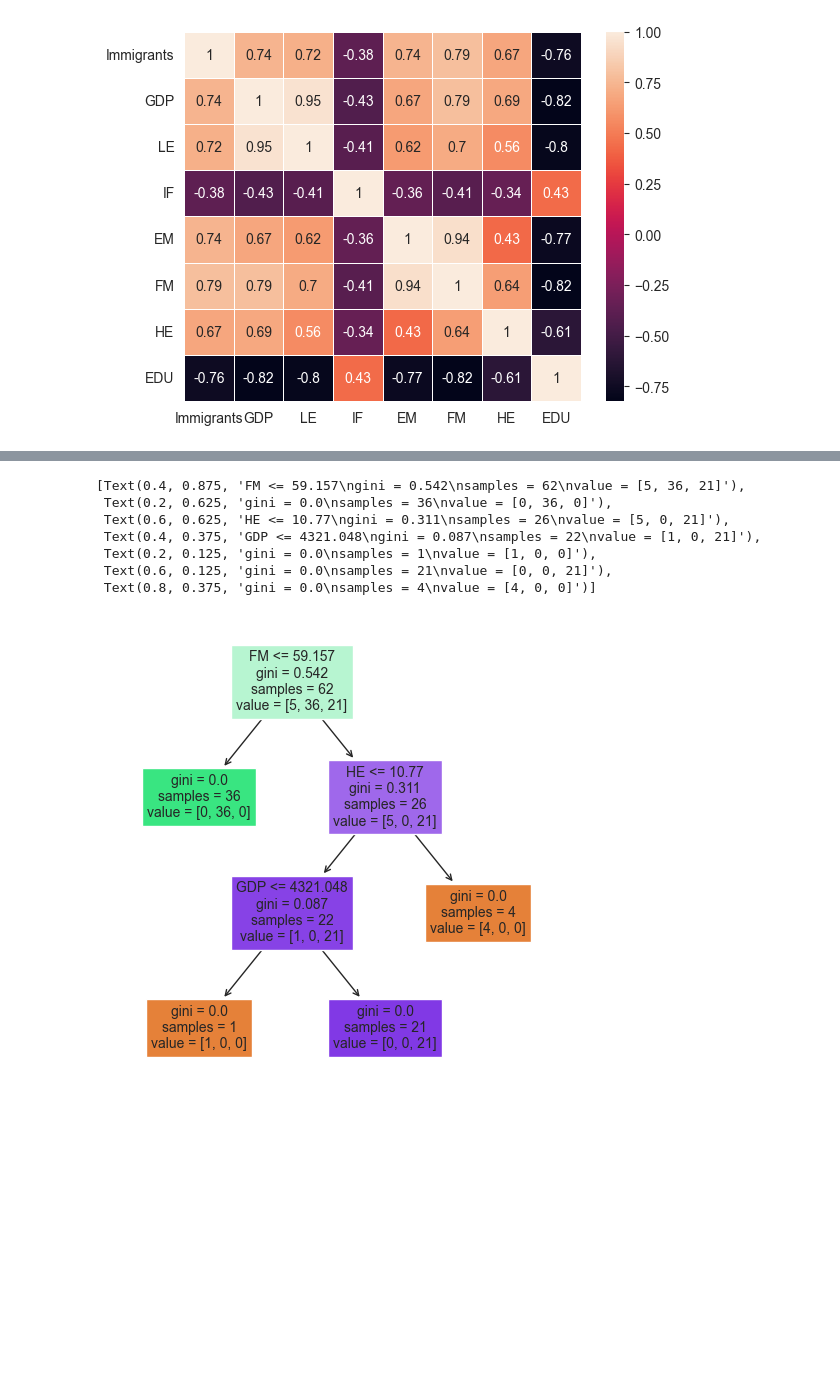
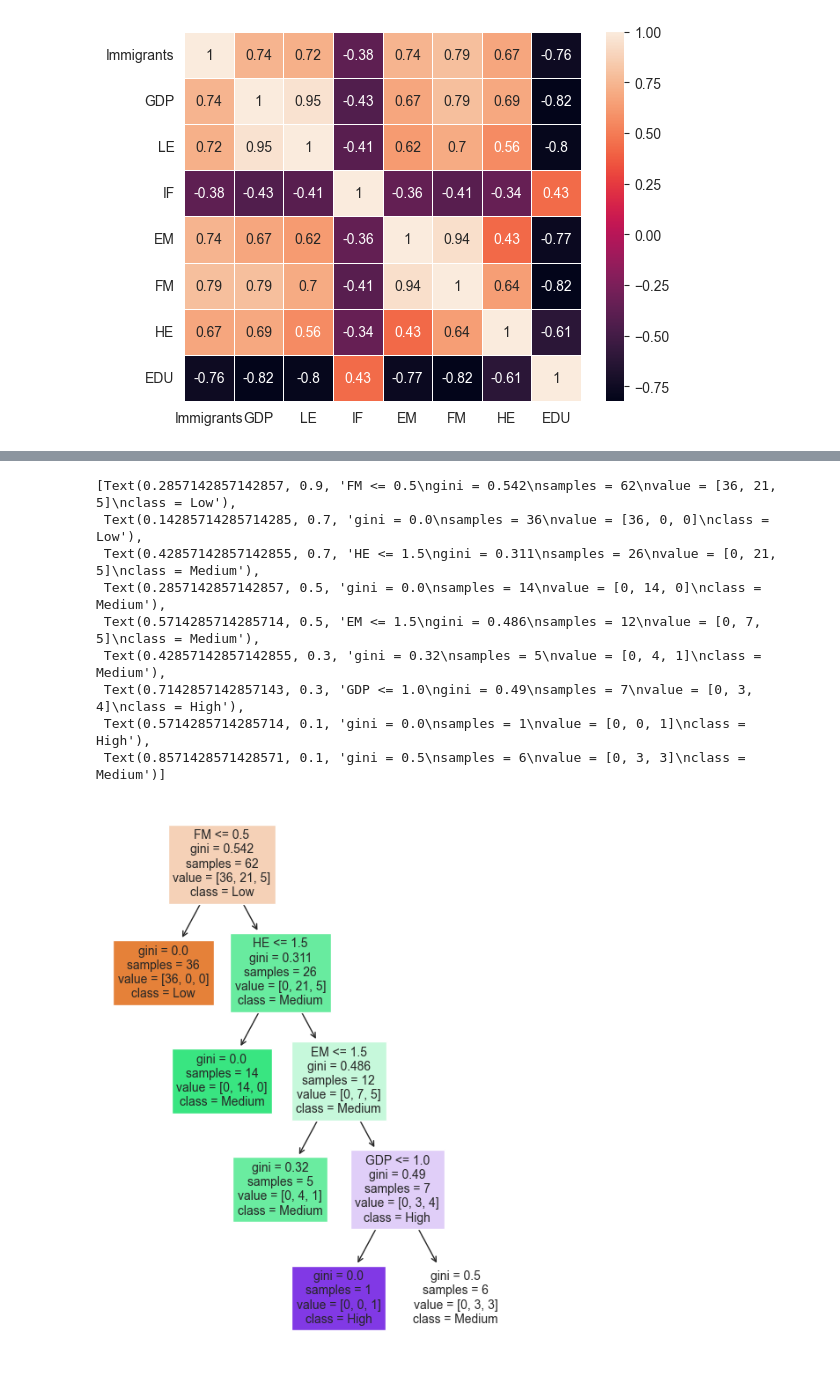
Before and after one commit to Hongwei-Z/CanadianImmigrationStudy, a Jupyter notebook: Main.ipynb, the cells around one changed output, grey strips where cells are left out. Saved outputs shown, nothing was run; the diff lists cells and outputs as text; code cells hidden in the pictures; blank space fills up the shorter version.

```diff
--- a/Main.ipynb
+++ b/Main.ipynb
@@ -479,0 +462,7 @@ dataset_string.head()
+# %%
+# Binning the data, classify the data into three groups, high, medium and low, represented by 2,1,0 respectively.
+dataset_bins = dataset2.copy()
+est = KBinsDiscretizer(n_bins=3, encode='ordinal', strategy='uniform')
+dataset_bins = est.fit_transform(dataset_bins)
+dataset_bins = pd.DataFrame(dataset_bins, columns=['Immigrants', 'GDP', 'LE', 'IF', 'EM', 'FM', 'HE', 'EDU'])
+dataset_bins.head()
@@ -480,17 +488,19 @@ dataset_string.head()
 # %%
 # Generate decision tree, find the most important influencing factors.
-x_train = dataset_string[['GDP', 'LE', 'IF', 'EM', 'FM', 'HE', 'EDU']]
-y_train = dataset_string[['Immigrants']]
+x_train = dataset_bins[['GDP', 'LE', 'IF', 'EM', 'FM', 'HE', 'EDU']]
+y_train = dataset_bins[['Immigrants']]
 dec = DecisionTreeClassifier(random_state=0).fit(x_train, y_train)
-plt.figure(figsize=(6, 6))
-tree.plot_tree(dec, feature_names=['GDP', 'LE', 'IF', 'EM', 'FM', 'HE', 'EDU'], fontsize=10, filled=True)
+plt.figure(figsize=(6, 8))
+plot_tree(dec, feature_names=['GDP', 'LE', 'IF', 'EM', 'FM', 'HE', 'EDU'], class_names=['Low', 'Medium','High'], fontsize=10, filled=True)
 # %% [output]
-[Text(0.4, 0.875, 'FM <= 59.157\ngini = 0.542\nsamples = 62\nvalue = [5, 36, 21]'),
- Text(0.2, 0.625, 'gini = 0.0\nsamples = 36\nvalue = [0, 36, 0]'),
- Text(0.6, 0.625, 'HE <= 10.77\ngini = 0.311\nsamples = 26\nvalue = [5, 0, 21]'),
- Text(0.4, 0.375, 'GDP <= 4321.048\ngini = 0.087\nsamples = 22\nvalue = [1, 0, 21]'),
- Text(0.2, 0.125, 'gini = 0.0\nsamples = 1\nvalue = [1, 0, 0]'),
- Text(0.6, 0.125, 'gini = 0.0\nsamples = 21\nvalue = [0, 0, 21]'),
- Text(0.8, 0.375, 'gini = 0.0\nsamples = 4\nvalue = [4, 0, 0]')]
+[Text(0.2857142857142857, 0.9, 'FM <= 0.5\ngini = 0.542\nsamples = 62\nvalue = [36, 21, 5]\nclass = Low'),
+ Text(0.14285714285714285, 0.7, 'gini = 0.0\nsamples = 36\nvalue = [36, 0, 0]\nclass = Low'),
+ Text(0.42857142857142855, 0.7, 'HE <= 1.5\ngini = 0.311\nsamples = 26\nvalue = [0, 21, 5]\nclass = Medium'),
+ Text(0.2857142857142857, 0.5, 'gini = 0.0\nsamples = 14\nvalue = [0, 14, 0]\nclass = Medium'),
+ Text(0.5714285714285714, 0.5, 'EM <= 1.5\ngini = 0.486\nsamples = 12\nvalue = [0, 7, 5]\nclass = Medium'),
+ Text(0.42857142857142855, 0.3, 'gini = 0.32\nsamples = 5\nvalue = [0, 4, 1]\nclass = Medium'),
+ Text(0.7142857142857143, 0.3, 'GDP <= 1.0\ngini = 0.49\nsamples = 7\nvalue = [0, 3, 4]\nclass = High'),
+ Text(0.5714285714285714, 0.1, 'gini = 0.0\nsamples = 1\nvalue = [0, 0, 1]\nclass = High'),
+ Text(0.8571428571428571, 0.1, 'gini = 0.5\nsamples = 6\nvalue = [0, 3, 3]\nclass = Medium')]
-[figure, old version]
+[figure, new version]
 # %%
```
Also changed, not shown: parts of 9 cells of this notebook.
